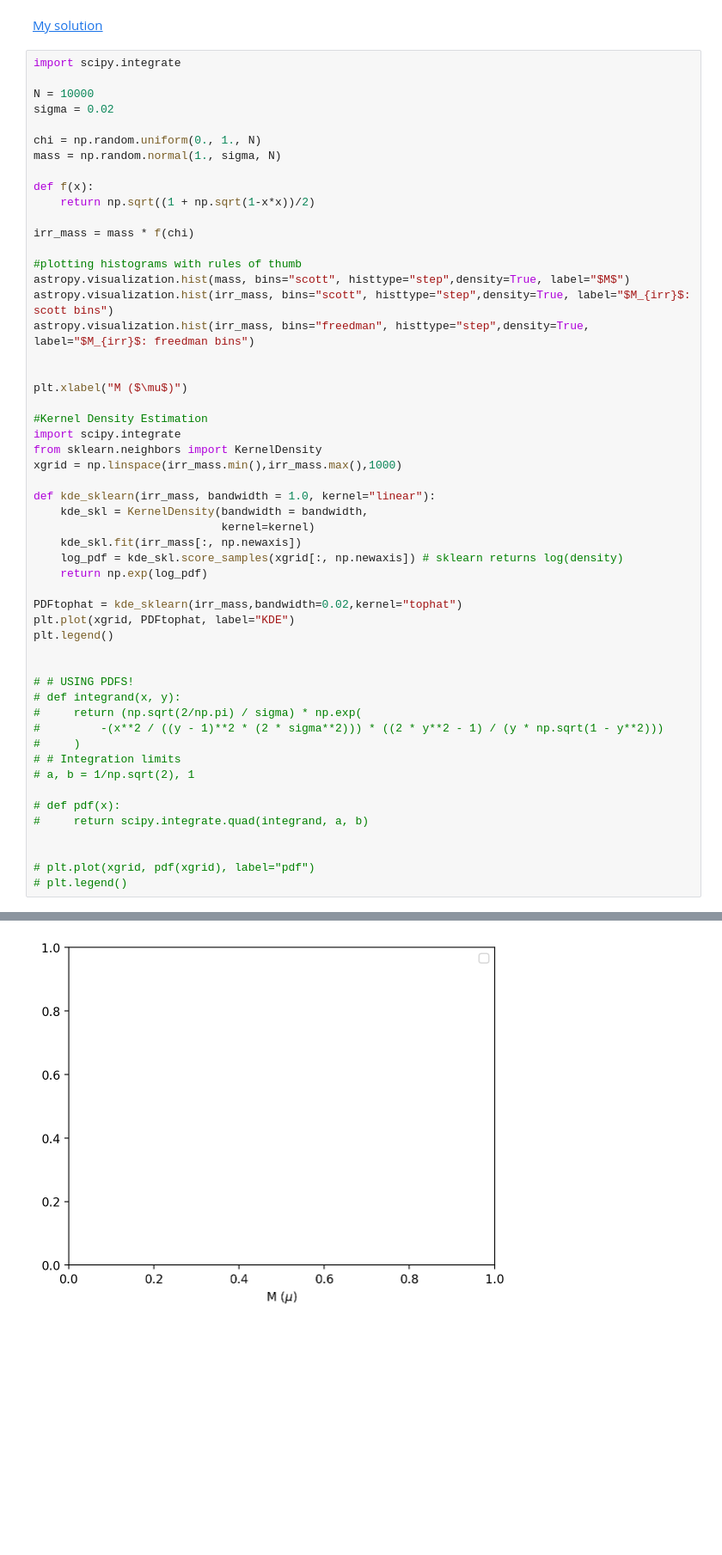
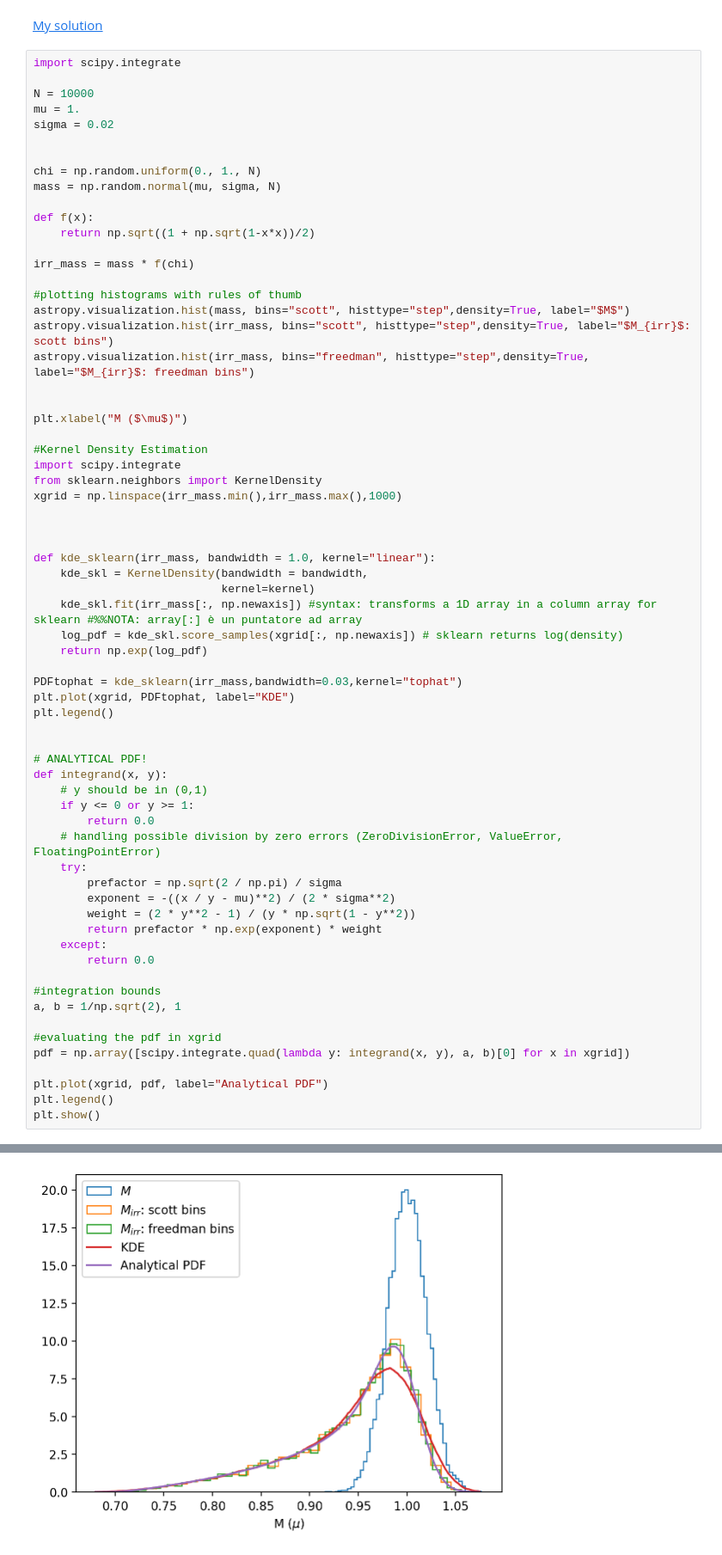
Before and after one commit to aadufour/astrostatistics_bicocca_2025, a Jupyter notebook: lectures/L07_frequentist.ipynb, the cells around one changed output, grey strips where cells are left out. Shown: that part at 86% size. Saved outputs shown, nothing was run; the diff lists cells and outputs as text; blank space fills up the shorter version.

```diff
--- a/lectures/L07_frequentist.ipynb
+++ b/lectures/L07_frequentist.ipynb
@@ -589,10 +604,12 @@ The this expression is only semi-analytic; that integral should then be solved n
 import scipy.integrate
 
 N = 10000
+mu = 1.
 sigma = 0.02
 
+
 chi = np.random.uniform(0., 1., N)
-mass = np.random.normal(1., sigma, N)
+mass = np.random.normal(mu, sigma, N)
 
 def f(x):
     return np.sqrt((1 + np.sqrt(1-x*x))/2)
@@ -612,30 +629,41 @@ import scipy.integrate
 from sklearn.neighbors import KernelDensity
 xgrid = np.linspace(irr_mass.min(),irr_mass.max(),1000)
 
+
+
 def kde_sklearn(irr_mass, bandwidth = 1.0, kernel="linear"):
     kde_skl = KernelDensity(bandwidth = bandwidth,
                             kernel=kernel)
-    kde_skl.fit(irr_mass[:, np.newaxis])
+    kde_skl.fit(irr_mass[:, np.newaxis]) #syntax: transforms a 1D array in a column array for sklearn #%%NOTA: array[:] è un puntatore ad array
     log_pdf = kde_skl.score_samples(xgrid[:, np.newaxis]) # sklearn returns log(density)
     return np.exp(log_pdf)
 
-PDFtophat = kde_sklearn(irr_mass,bandwidth=0.02,kernel="tophat")
+PDFtophat = kde_sklearn(irr_mass,bandwidth=0.03,kernel="tophat")
 plt.plot(xgrid, PDFtophat, label="KDE")
 plt.legend()
 
 
-# # USING PDFS!
-# def integrand(x, y):
-#     return (np.sqrt(2/np.pi) / sigma) * np.exp(
-#         -(x**2 / ((y - 1)**2 * (2 * sigma**2))) * ((2 * y**2 - 1) / (y * np.sqrt(1 - y**2)))
-#     )
-# # Integration limits
-# a, b = 1/np.sqrt(2), 1
+# ANALYTICAL PDF!
+def integrand(x, y):
+    # y should be in (0,1)
+    if y <= 0 or y >= 1:
+        return 0.0
+    # handling possible division by zero errors (ZeroDivisionError, ValueError, FloatingPointError)
+    try:
+        prefactor = np.sqrt(2 / np.pi) / sigma
+        exponent = -((x / y - mu)**2) / (2 * sigma**2)
+        weight = (2 * y**2 - 1) / (y * np.sqrt(1 - y**2))
+        return prefactor * np.exp(exponent) * weight
+    except:
+        return 0.0
 
-# def pdf(x):
-#     return scipy.integrate.quad(integrand, a, b)
+#integration bounds
+a, b = 1/np.sqrt(2), 1
 
+#evaluating the pdf in xgrid
+pdf = np.array([scipy.integrate.quad(lambda y: integrand(x, y), a, b)[0] for x in xgrid])
 
-# plt.plot(xgrid, pdf(xgrid), label="pdf")
-# plt.legend()
+plt.plot(xgrid, pdf, label="Analytical PDF")
+plt.legend()
+plt.show()
 # %% [output]
@@ -644,4 +670,4 @@ No artists with labels found to put in legend.  Note that artists whose label st
-[figure, old version]
+[figure, new version]
 # %%
 #PART II
 import scipy.stats
```
Also changed, not shown: parts of 4 cells of this notebook.
